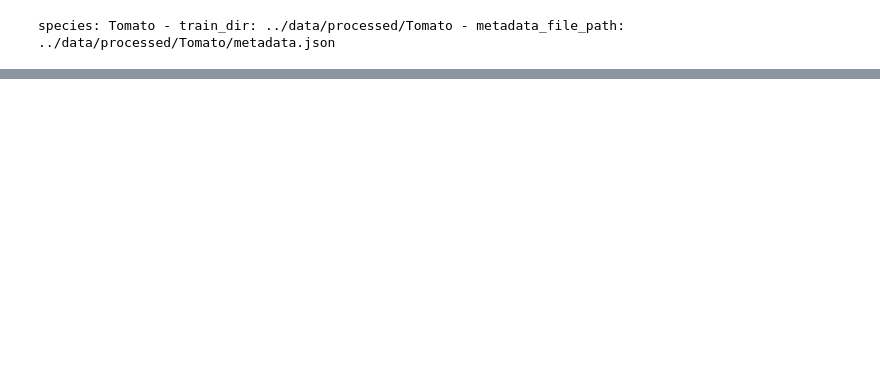
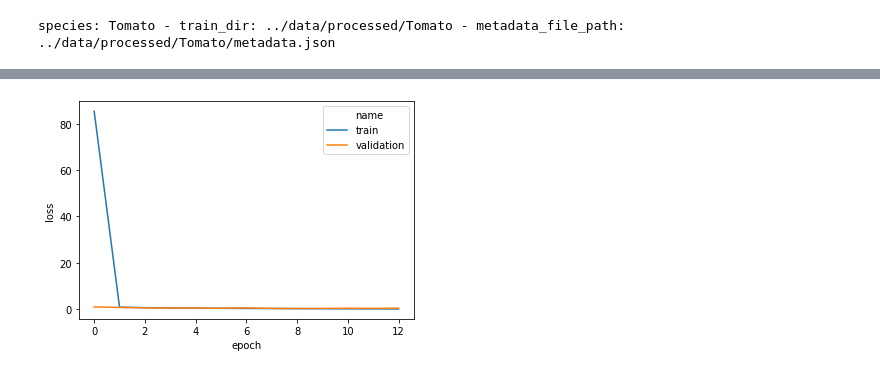
Before and after one commit to bitjockey42/ikapati-research, a Jupyter notebook: notebooks/4.1-agj-evaluate-Tomato.ipynb, the cells around one changed output, grey strips where cells are left out. Saved outputs shown, nothing was run; the diff lists cells and outputs as text; code cells hidden in the pictures; blank space fills up the shorter version.

```diff
--- a/notebooks/4.1-agj-evaluate-Tomato.ipynb
+++ b/notebooks/4.1-agj-evaluate-Tomato.ipynb
@@ -68,0 +83,4 @@ accuracy_plot = visualize.learning_curves("accuracy", metrics_df)
+# %%
+model_metadata_file_path = pathlib.Path("..", training_logs["linear"], "metadata.json")
+model_metadata = io.read_metadata(str(model_metadata_file_path))
+model_metadata
@@ -68,0 +105,7 @@ accuracy_plot = visualize.learning_curves("accuracy", metrics_df)
+# %%
+history = model_metadata["history"]
+metrics_df = visualize.create_metrics_dataframe(history)
+# %%
+loss_plot = visualize.learning_curves("loss", metrics_df)
+# %% [output]
+[figure, added]
```
Also changed, not shown: parts of 10 cells of this notebook, 2 other files.
